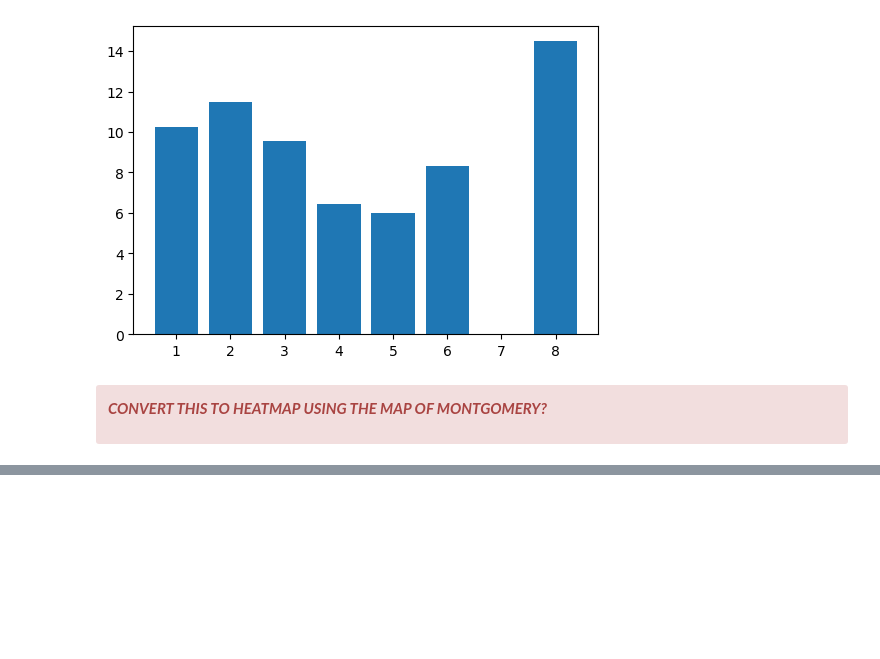
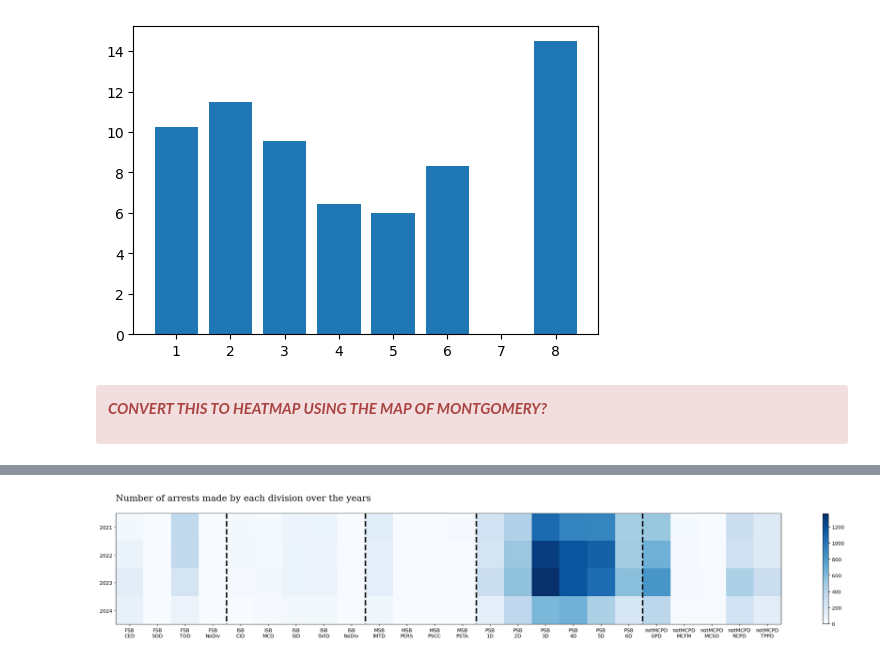
Before and after one commit to emmajslz/eda-project-police-arrest, a Jupyter notebook: police-arrests-montgomery-study.ipynb, the cells around one changed output, grey strips where cells are left out. Drawn from its saved outputs; the diff is of its cells as text; code cells hidden in the pictures; blank space fills up the shorter version.

Commit message:
visualizations by bureau and division

```diff
--- a/police-arrests-montgomery-study.ipynb
+++ b/police-arrests-montgomery-study.ipynb
@@ -2107,0 +2144,7 @@ plt.show()
+# %%
+division_arrests = pd.pivot_table(arrests, values='id', index=['bureau', 'division'], columns=['year'], margins=True, aggfunc="count")
+# %%
+heat_map = division_arrests.drop(labels=['All'], axis=0).copy()
+heat_map = heat_map[~heat_map['All'].isnull()]
+heat_map = heat_map.drop(columns=['All'])
+heat_map
@@ -2107,0 +2170,28 @@ plt.show()
+# %%
+fig, ax = plt.subplots(1, 1, figsize=(30, 10))
+
+# Use imshow to display data as an image,with choice of color schemes
+im = ax.imshow(heat_map.T, cmap='Blues')
+
+# Add correlation as text to each box, with 2 decimal places
+
+ax.set_yticks(range(len(heat_map.columns)))
+ax.set_yticklabels(list(heat_map.columns))
+
+xlabels = ['\n'.join(tuple) for tuple in list(heat_map.index)]
+
+ax.set_xticks(range(len(xlabels)))
+ax.set_xticklabels(xlabels)
+
+# Add lines to the heatmap to make the different bureaus more evident
+ax.vlines(x=3.5, ymin=-0.5, ymax=3.5, colors='black', linestyles='dashed', lw=3)
+ax.vlines(x=8.5, ymin=-0.5, ymax=3.5, colors='black', linestyles='dashed', lw=3)
+ax.vlines(x=12.5, ymin=-0.5, ymax=3.5, colors='black', linestyles='dashed', lw=3)
+ax.vlines(x=18.5, ymin=-0.5, ymax=3.5, colors='black', linestyles='dashed', lw=3)
+
+ax.set_title(f"Number of arrests made by each division over the years\n", loc='left', font='serif', size=18)
+
+fig.colorbar(im, ax=ax, shrink=.4) #add color bar to indicate value-color map
+plt.show()
+# %% [output]
+[figure, added]
```
Also changed, not shown: parts of 17 cells of this notebook.
